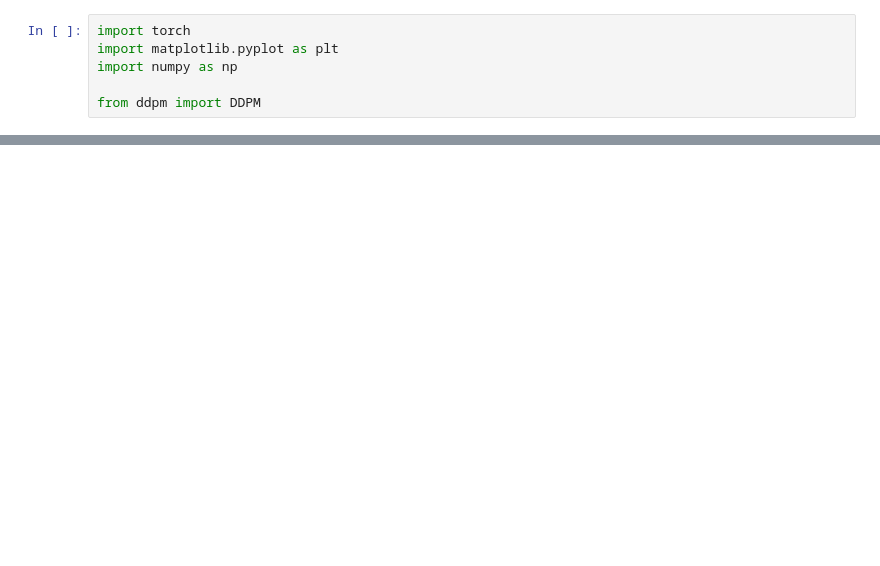
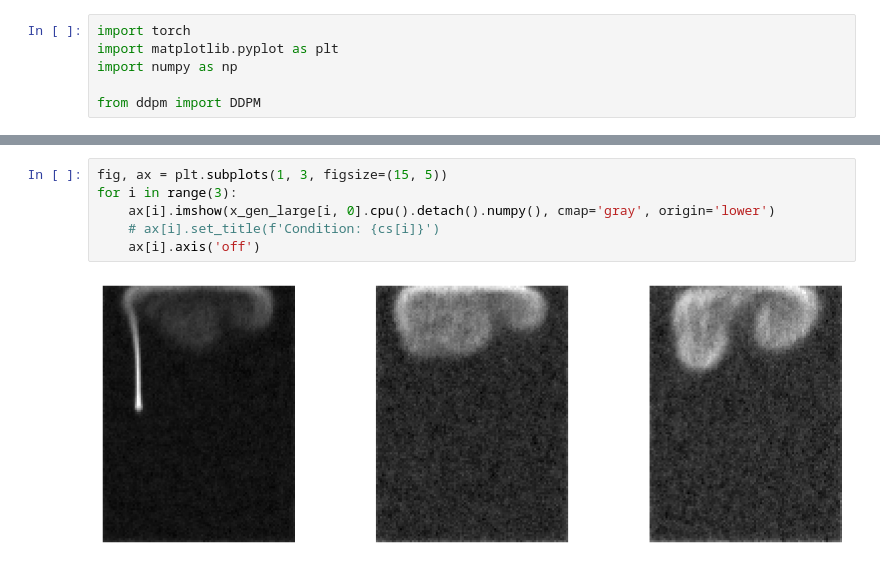
Before and after one commit to bookdiver/FluidDiff, a Jupyter notebook: conditional_diffusion_model/ddpm/sample_test.ipynb, the cells around one changed output, grey strips where cells are left out. Drawn from its saved outputs; the diff is of its cells as text; blank space fills up the shorter version.

```diff
--- a/conditional_diffusion_model/ddpm/sample_test.ipynb
+++ b/conditional_diffusion_model/ddpm/sample_test.ipynb
@@ -22,0 +46,8 @@ for i in range(3):
+# %%
+fig, ax = plt.subplots(1, 3, figsize=(15, 5))
+for i in range(3):
+    ax[i].imshow(x_gen_large[i, 0].cpu().detach().numpy(), cmap='gray', origin='lower')
+    # ax[i].set_title(f'Condition: {cs[i]}')
+    ax[i].axis('off')
+# %% [output]
+[figure, added]
```
Also changed, not shown: parts of 8 cells of this notebook, 2 other files.
